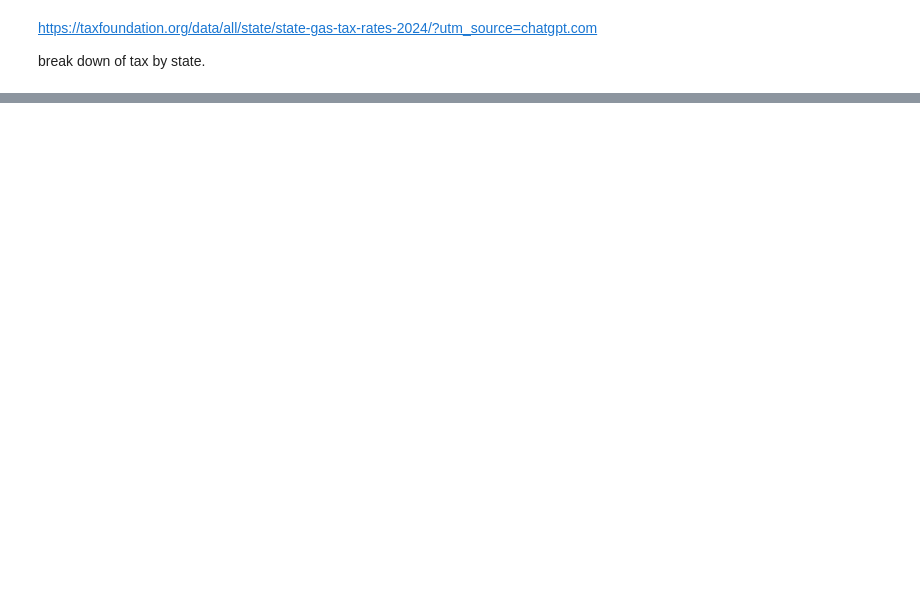
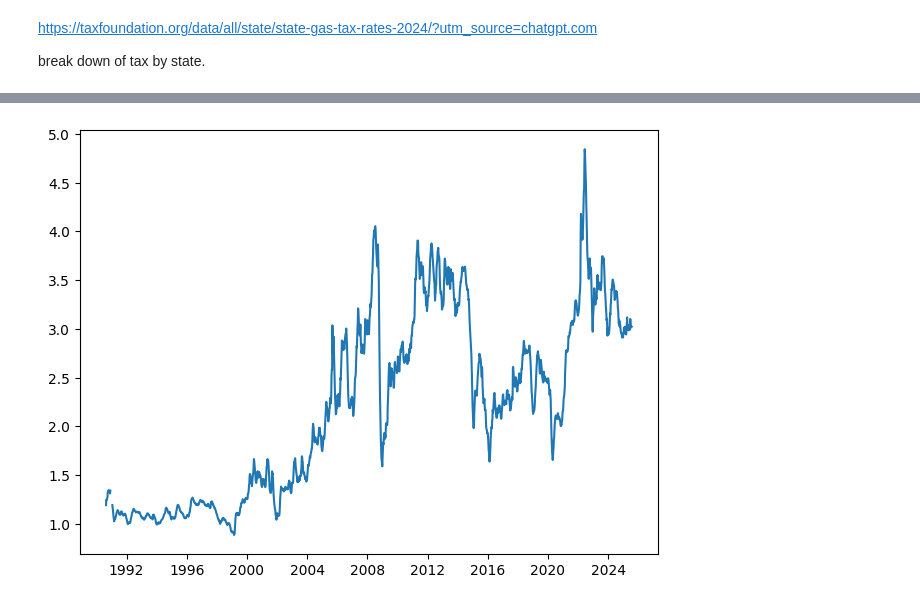
Before and after one commit to tdoan123/data-learning-journey, a Jupyter notebook: Python/Bamboo Weekly/bw_83_US_gasoline_price.ipynb, the cells around one changed output, grey strips where cells are left out. Cells and saved outputs as stored; diff of their text form; code cells hidden in the pictures; blank space fills up the shorter version.

Commit message:
update chart

```diff
--- a/Python/Bamboo Weekly/bw_83_US_gasoline_price.ipynb
+++ b/Python/Bamboo Weekly/bw_83_US_gasoline_price.ipynb
@@ -432,0 +467,2 @@ break down of tax by state.
+# %%
+df2 = df[['Date','U.S.']]
@@ -432,0 +485,2 @@ break down of tax by state.
+# %%
+df2['Year']=df['Date'].dt.year
@@ -432,0 +493,2 @@ break down of tax by state.
+# %%
+df2['Month']=df['Date'].dt.month
@@ -432,0 +501,2 @@ break down of tax by state.
+# %%
+df2['WeekOfYear'] = df['Date'].dt.isocalendar().week
@@ -432,0 +525,7 @@ break down of tax by state.
+# %%
+fig, ax = plt.subplots(layout= 'tight')
+ax.plot(df2['Date'],df2['U.S.'], data=df2, linestyle = '-')
+
+plt.show()
+# %% [output]
+[figure, added]
```
Also changed, not shown: parts of 19 cells of this notebook, 1 other file.
